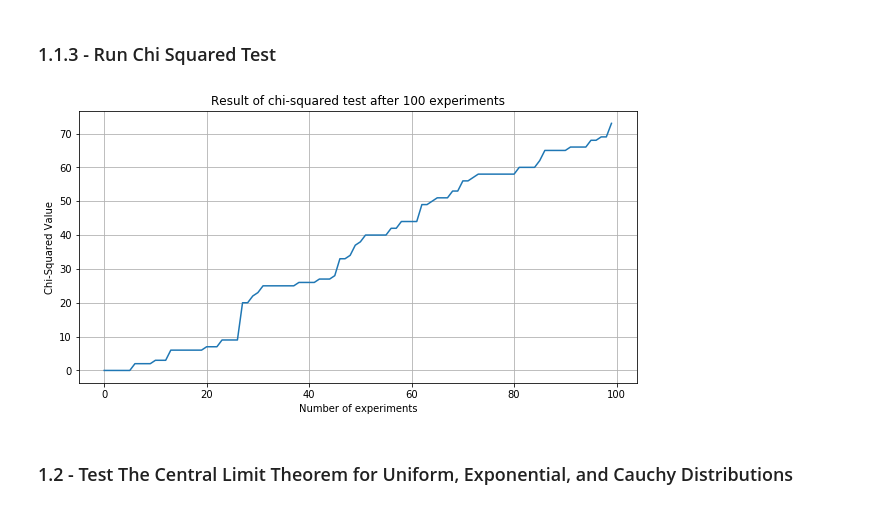
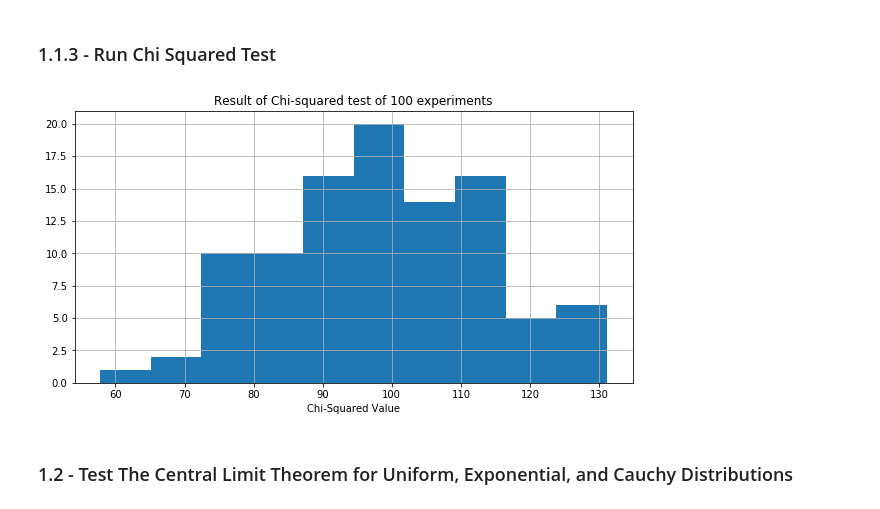
Before and after one commit to edoardodraetta/lsn_esercizi, a Jupyter notebook: esercizio_1/Esercizio_1.ipynb, the cells around one changed output. Cells and saved outputs as stored; diff of their text form; code cells hidden in the pictures.

Commit message:
Corrected chi2 test

```diff
--- a/esercizio_1/Esercizio_1.ipynb
+++ b/esercizio_1/Esercizio_1.ipynb
@@ -60,19 +60,19 @@ plt.show()
 # %%
 # Chi Squared Test
 
-avg = np.loadtxt("./rng/data/stats_1.1.3.dat",usecols=(1), delimiter=' ', unpack='true')
+chi2 = np.loadtxt("./rng/data/stats_1.1.3.dat",usecols=(0), delimiter=' ', unpack='true')
 
 # Plot the results
 plt.figure(figsize=(10, 5))
-plt.plot(avg)
-plt.ylabel("Chi-Squared Value")
-plt.xlabel("Number of experiments")
-plt.title('Result of chi-squared test after {} experiments'.format(N))
+plt.hist(chi2)
+# plt.ylabel("Chi-Squared Value - 100")
+plt.xlabel("Chi-Squared Value")
+plt.title('Result of Chi-squared test of 100 experiments')
 plt.grid(True)
 plt.savefig("./figures/1.1.3.png")
 plt.show()
 # %% [output]
-[figure, old version]
+[figure, new version]
 # %% [markdown]
 ### 1.2 - Test The Central Limit Theorem for Uniform, Exponential, and Cauchy Distributions
 # %%
```
Also changed, not shown: 3 other files.
